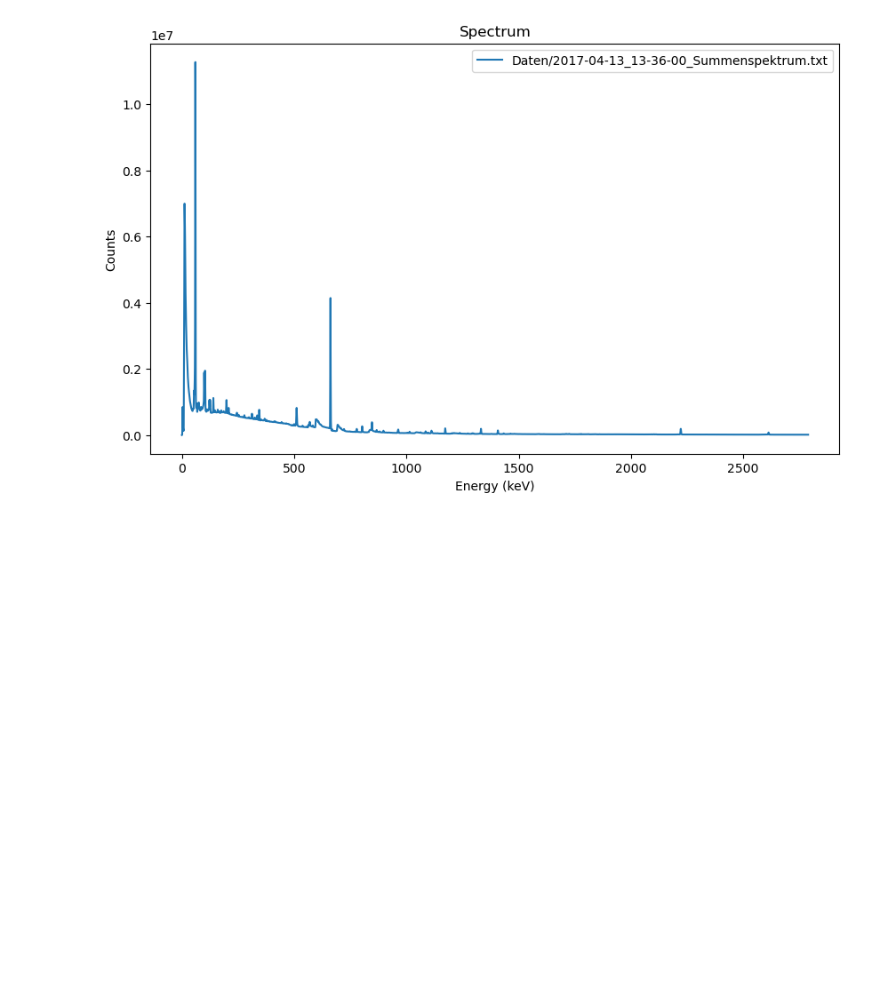
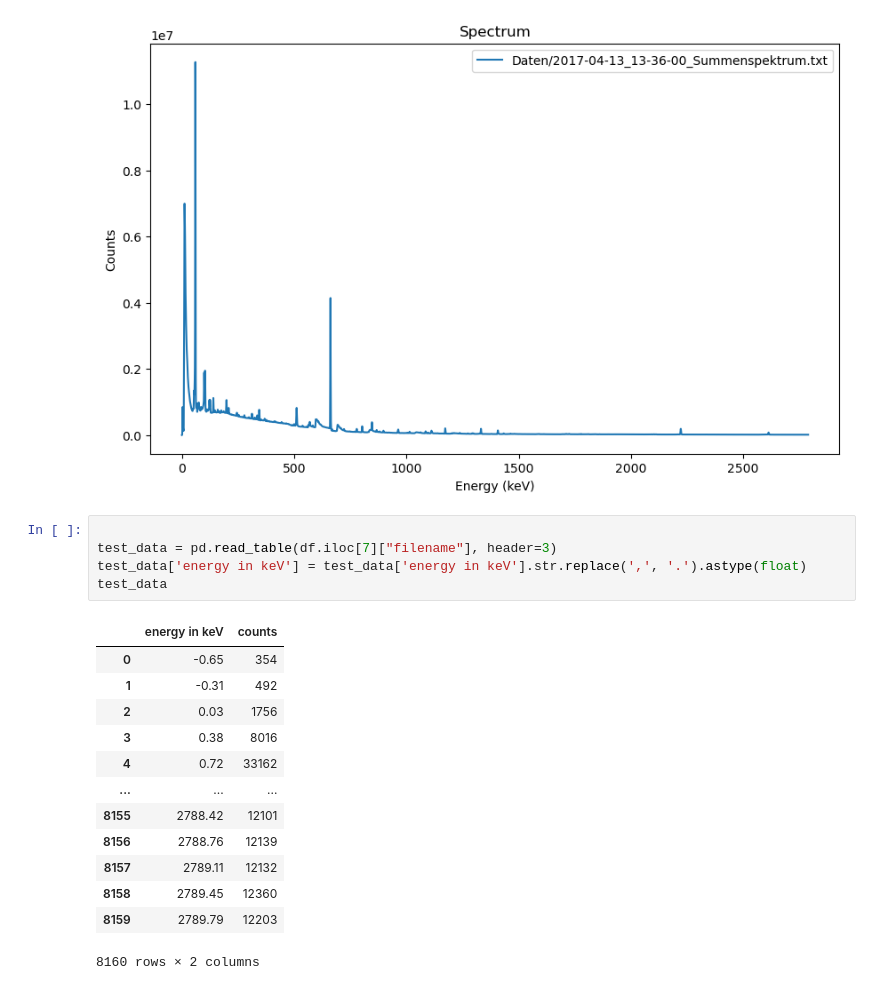
Before and after one commit to FNeubuerger/gammaspectroscopy, a Jupyter notebook: notebooks/analyse_spectra_outliers.ipynb, the cells around one changed output. Cells and saved outputs as stored; diff of their text form; blank space fills up the shorter version.

```diff
--- a/notebooks/analyse_spectra_outliers.ipynb
+++ b/notebooks/analyse_spectra_outliers.ipynb
@@ -72,3 +72,22 @@ Isotope Th-232 identified with 33.33% of peaks matched
 plot_spectrum_from_file(df.iloc[7]["filename"])
 # %% [output]
 [figure]
+# %%
+
+test_data = pd.read_table(df.iloc[7]["filename"], header=3)
+test_data['energy in keV'] = test_data['energy in keV'].str.replace(',', '.').astype(float)
+test_data
+# %% [output]
+|  | energy in keV | counts |
+| 0 | -0.65 | 354 |
+| 1 | -0.31 | 492 |
+| 2 | 0.03 | 1756 |
+| 3 | 0.38 | 8016 |
+| 4 | 0.72 | 33162 |
+| ... | ... | ... |
+| 8155 | 2788.42 | 12101 |
+| 8156 | 2788.76 | 12139 |
+| 8157 | 2789.11 | 12132 |
+| 8158 | 2789.45 | 12360 |
+| 8159 | 2789.79 | 12203 |
+8160 rows × 2 columns
```
Also changed, not shown: parts of 1 cell of this notebook, 1 other file.
